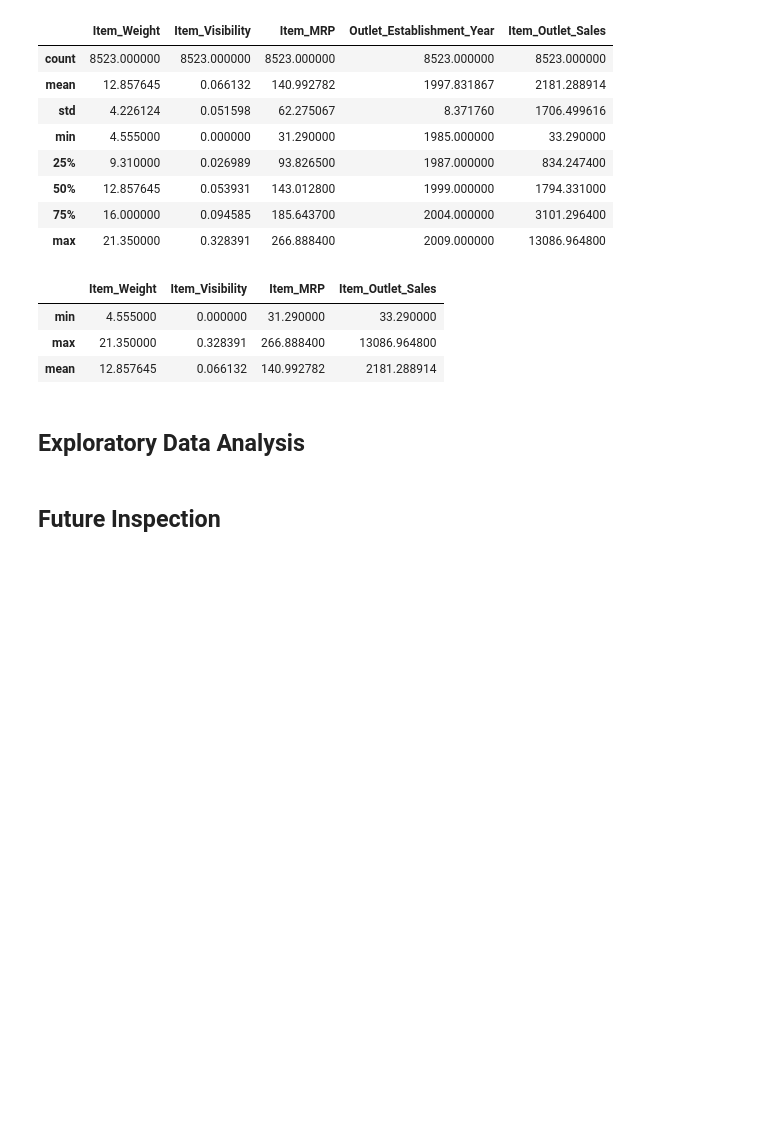
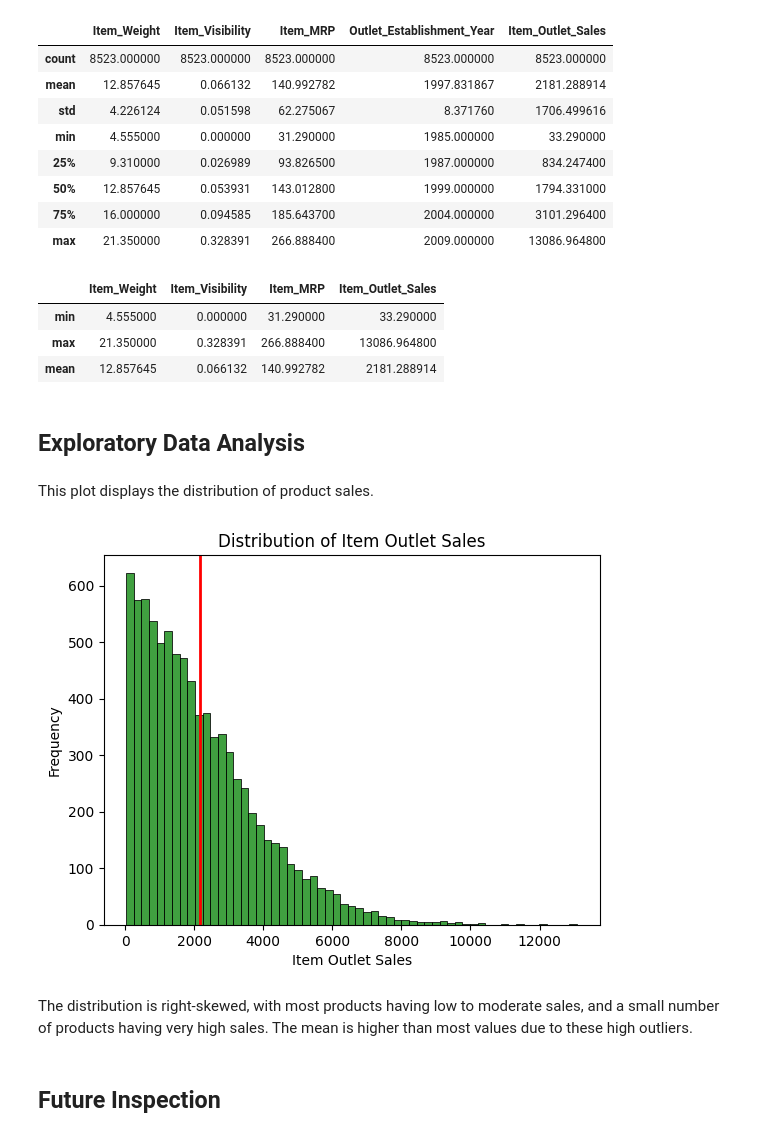
Before and after one commit to ayatayoub20/Prediction-of-Product-Sales, a Jupyter notebook: Prediction_of_Product_Sales.ipynb, the cells around one changed output. Cells and saved outputs as stored; diff of their text form; code cells hidden in the pictures; blank space fills up the shorter version.

```diff
--- a/Prediction_of_Product_Sales.ipynb
+++ b/Prediction_of_Product_Sales.ipynb
@@ -142,3 +144,17 @@ df[['Item_Weight','Item_Visibility','Item_MRP','Item_Outlet_Sales']].agg(['min',
 | mean | 12.857645 | 0.066132 | 140.992782 | 2181.288914 |
 # %% [markdown]
 ## Exploratory Data Analysis
+# %% [markdown]
+This plot displays the distribution of product sales.
+# %%
+#Distribution of Item Outlet Sales by histogram
+mean = df['Item_Outlet_Sales'].mean()
+ax = sns.histplot(data=df,x='Item_Outlet_Sales',color='green')
+ax.axvline(mean,color='red',linewidth=2);
+ax.set_title('Distribution of Item Outlet Sales');
+ax.set_xlabel('Item Outlet Sales');
+ax.set_ylabel('Frequency');
+# %% [output]
+[figure, added]
+# %% [markdown]
+The distribution is right-skewed, with most products having low to moderate sales, and a small number of products having very high sales. The mean is higher than most values due to these high outliers.
```
Also changed, not shown: parts of 2 cells of this notebook.
